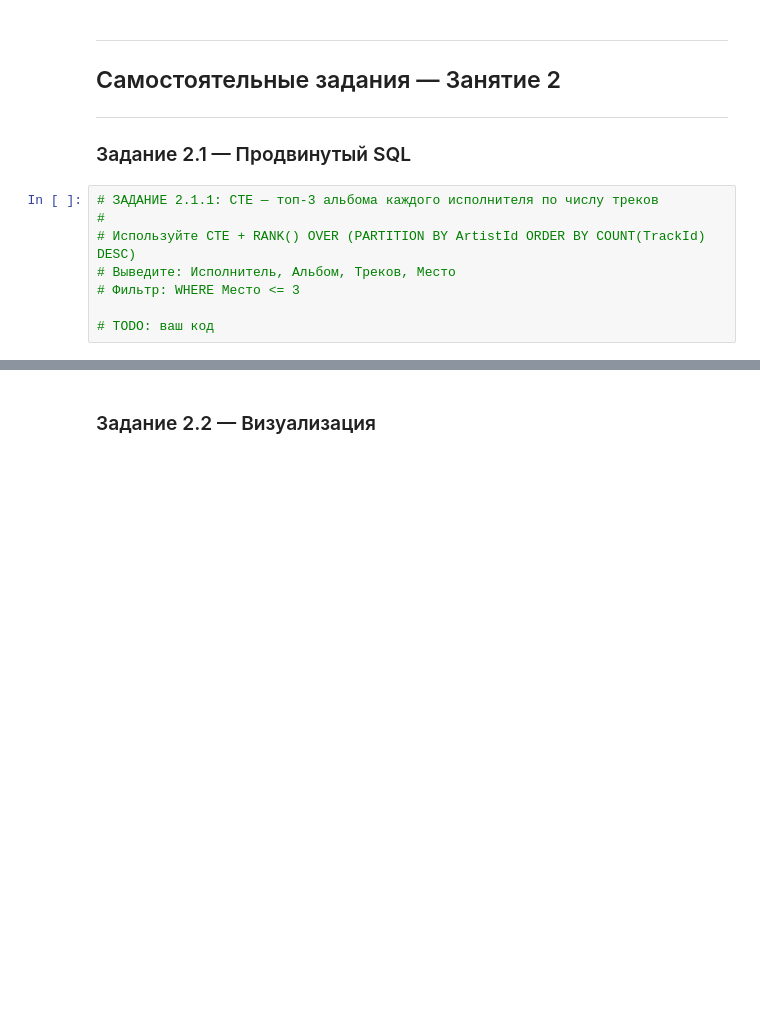
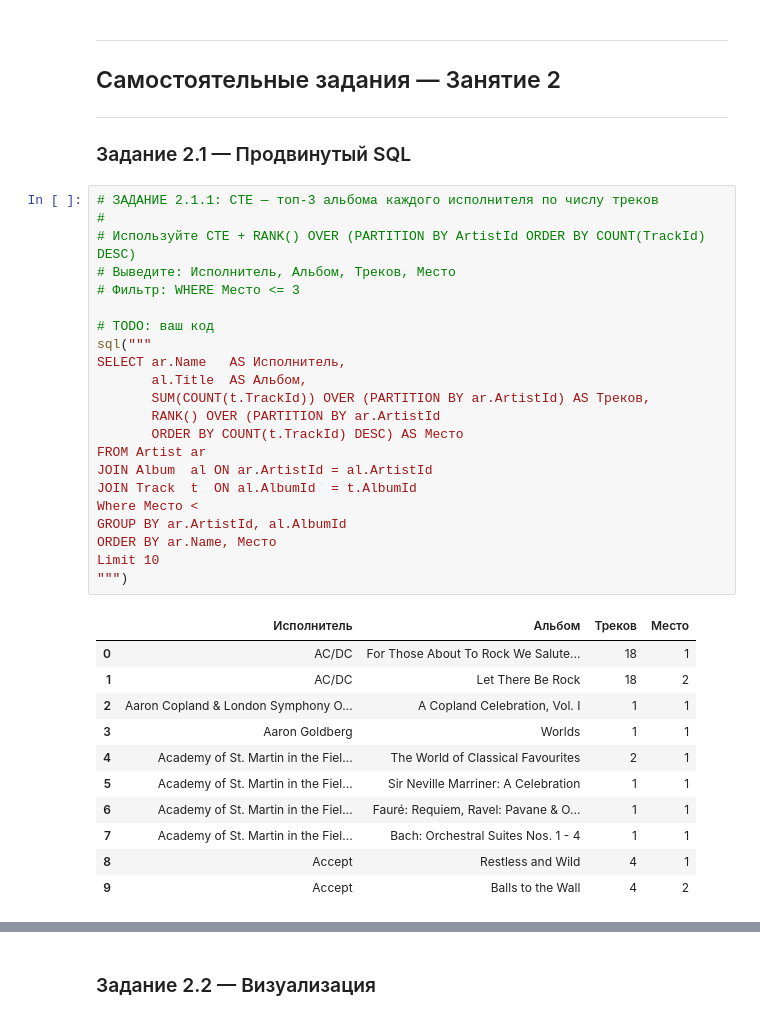
Before and after one commit to Duhast163rus/Ai, a Jupyter notebook: practice_git_python_sql.ipynb, the cells around one changed output, grey strips where cells are left out. Cells and saved outputs as stored; diff of their text form; blank space fills up the shorter version.

```diff
--- a/practice_git_python_sql.ipynb
+++ b/practice_git_python_sql.ipynb
@@ -1138,11 +1199,37 @@ plt.show()
 # %%
 # ЗАДАНИЕ 2.1.1: CTE — топ-3 альбома каждого исполнителя по числу треков
 #
 # Используйте CTE + RANK() OVER (PARTITION BY ArtistId ORDER BY COUNT(TrackId) DESC)
 # Выведите: Исполнитель, Альбом, Треков, Место
 # Фильтр: WHERE Место <= 3
 
 # TODO: ваш код
+sql("""
+SELECT ar.Name   AS Исполнитель,
+       al.Title  AS Альбом,
+       SUM(COUNT(t.TrackId)) OVER (PARTITION BY ar.ArtistId) AS Треков,
+       RANK() OVER (PARTITION BY ar.ArtistId
+       ORDER BY COUNT(t.TrackId) DESC) AS Место
+FROM Artist ar
+JOIN Album  al ON ar.ArtistId = al.ArtistId
+JOIN Track  t  ON al.AlbumId  = t.AlbumId
+Where Место <
+GROUP BY ar.ArtistId, al.AlbumId
+ORDER BY ar.Name, Место
+Limit 10
+""")
+# %% [output]
+|  | Исполнитель | Альбом | Треков | Место |
+| 0 | AC/DC | For Those About To Rock We Salute... | 18 | 1 |
+| 1 | AC/DC | Let There Be Rock | 18 | 2 |
+| 2 | Aaron Copland & London Symphony O... | A Copland Celebration, Vol. I | 1 | 1 |
+| 3 | Aaron Goldberg | Worlds | 1 | 1 |
+| 4 | Academy of St. Martin in the Fiel... | The World of Classical Favourites | 2 | 1 |
+| 5 | Academy of St. Martin in the Fiel... | Sir Neville Marriner: A Celebration | 1 | 1 |
+| 6 | Academy of St. Martin in the Fiel... | Fauré: Requiem, Ravel: Pavane & O... | 1 | 1 |
+| 7 | Academy of St. Martin in the Fiel... | Bach: Orchestral Suites Nos. 1 - 4 | 1 | 1 |
+| 8 | Accept | Restless and Wild | 4 | 1 |
+| 9 | Accept | Balls to the Wall | 4 | 2 |
 # %%
 # ЗАДАНИЕ 2.1.2: LAG — ежемесячная выручка vs предыдущий месяц
 #
```
Also changed, not shown: parts of 5 cells of this notebook.
